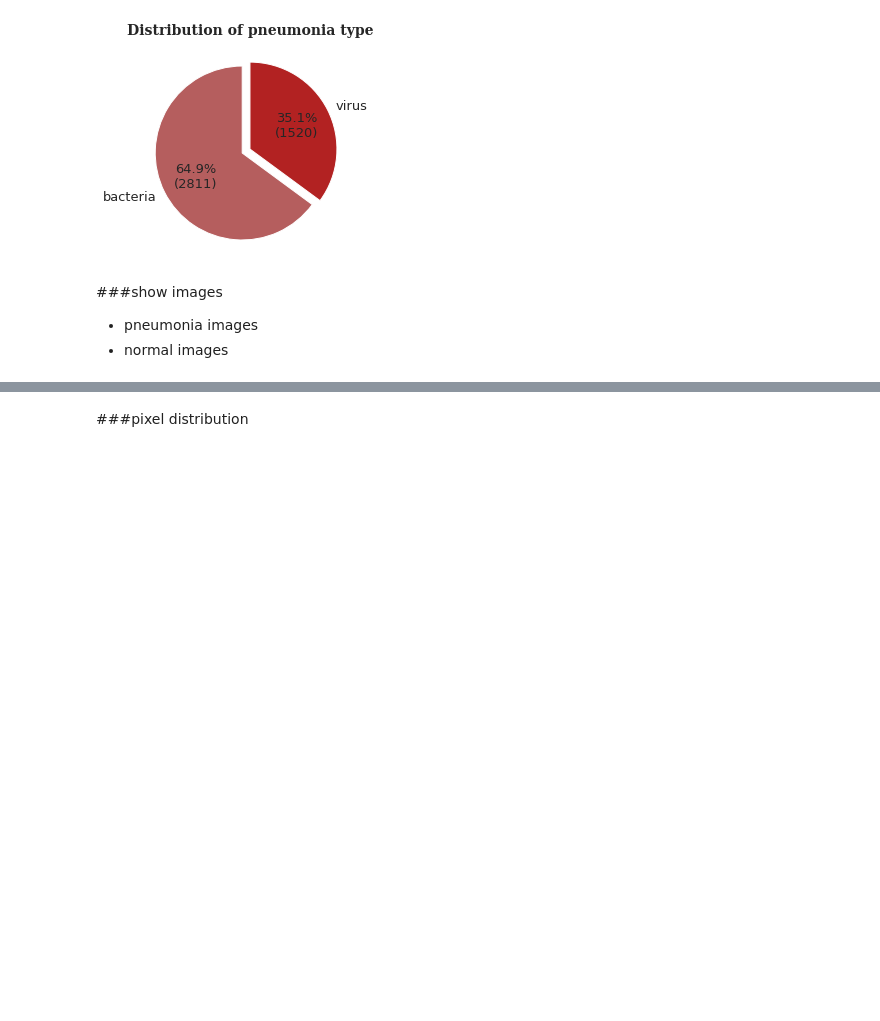
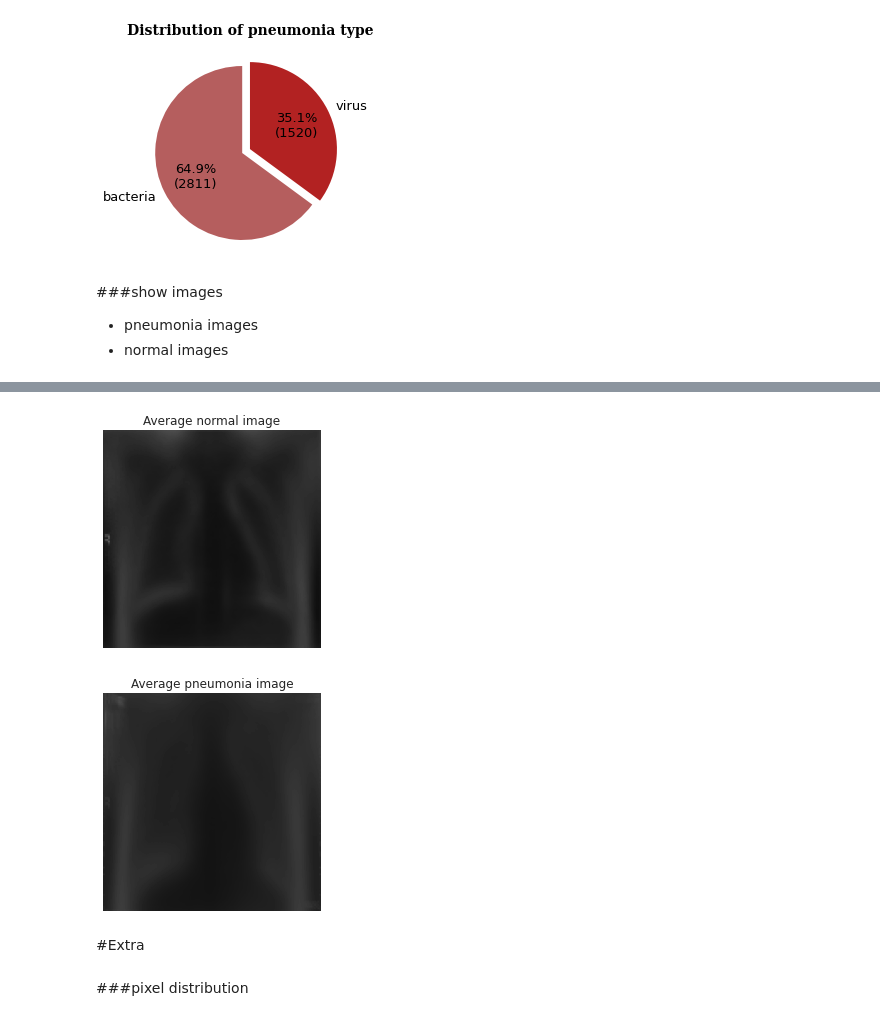
Before and after one commit to katehee/pneumonia-detection-in-X-ray-images, a Jupyter notebook: pneumonia.ipynb, the cells around one changed output, grey strips where cells are left out. Saved outputs shown, nothing was run; the diff lists cells and outputs as text; code cells hidden in the pictures; blank space fills up the shorter version.

```diff
--- a/pneumonia.ipynb
+++ b/pneumonia.ipynb
@@ -171,0 +217,21 @@ show_images(train_dir, label="NORMAL", size=4)
+# %%
+def std_img(images_list, label, size = (128,128)):
+    # calculate the average
+    avg_img = np.std(images_list, axis = 0)
+    # reshape it back to a matrix
+    avg_img = avg_img.reshape(size)
+    plt.imshow(avg_img, cmap='gray', vmin=0, vmax=255)
+    plt.title(f'Average {label.lower()} image')
+    plt.axis('off')
+    plt.show()
+    return avg_img
+
+norm_std = std_img(n_imgs, 'NORMAL')
+pneu_std = std_img(p_imgs, 'PNEUMONIA')
+
+#there are larger areas of variance found in pneumonia lung
+# %% [output]
+[figure, added]
+[figure, added]
+# %% [markdown]
+#Extra
```
Also changed, not shown: parts of 13 cells of this notebook.
